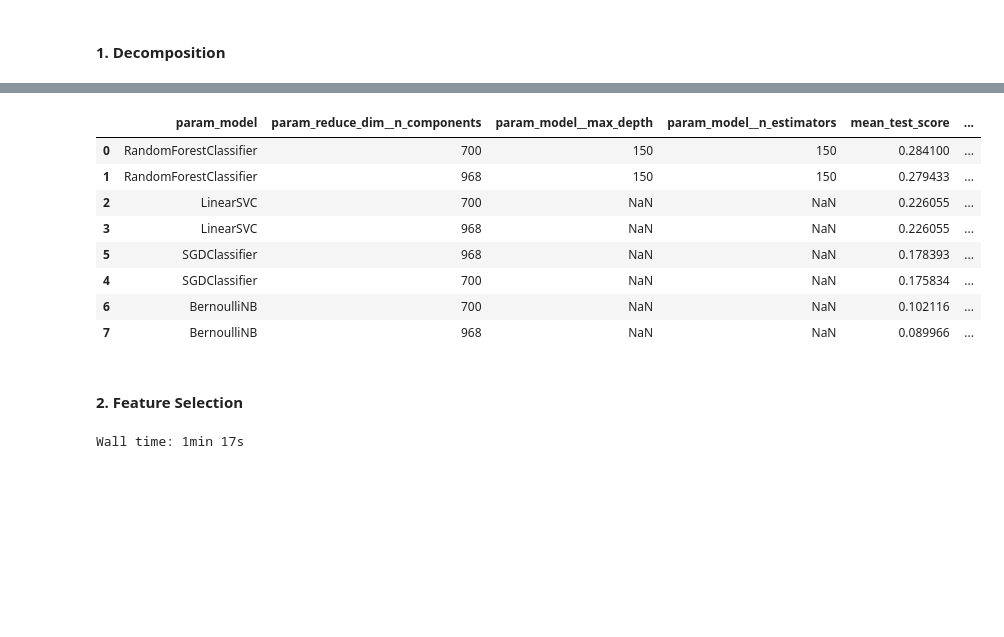
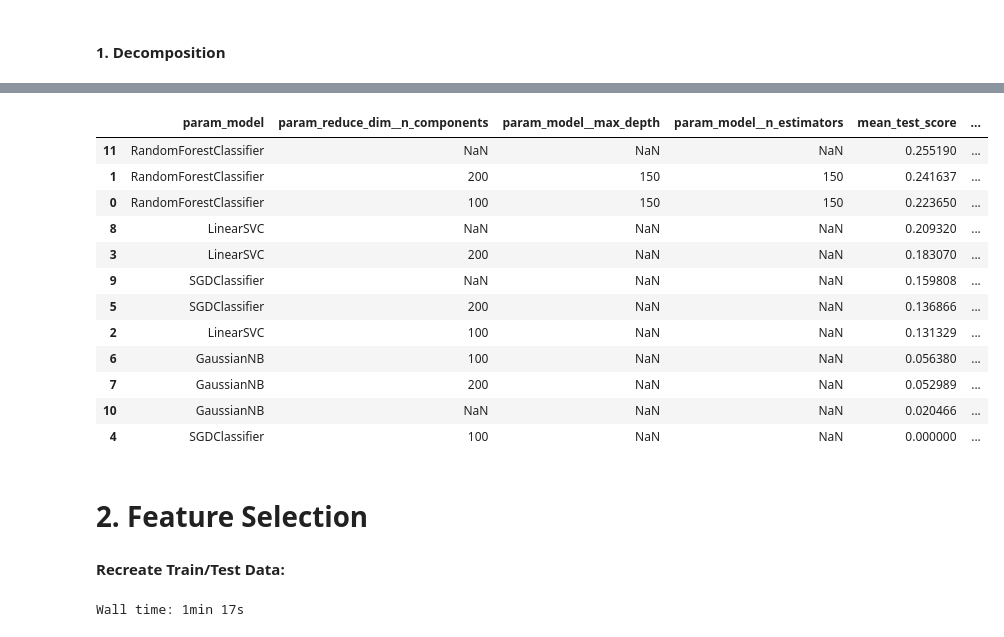
Before and after one commit to kimrharper/data_science_nltk, a Jupyter notebook: manufacturing/mf_dimensionality_reduction.ipynb, the cells around one changed output, grey strips where cells are left out. Cells and saved outputs as stored; diff of their text form; code cells hidden in the pictures; blank space fills up the shorter version.

```diff
--- a/manufacturing/mf_dimensionality_reduction.ipynb
+++ b/manufacturing/mf_dimensionality_reduction.ipynb
@@ -57,3 +23,5 @@ Wall time: 21.1 s
+# %%
+merged_df = mf_num_data.append(mf_date_data)
 # %% [markdown]
 ### B. Functions and Declarations
 # %%
@@ -117,22 +113,29 @@ X_train, X_test, y_train, y_test = train_test_split(X,y, test_size=test_per, ran
+# %%
+X_train, X_test, y_train, y_test = process_data(mf_num_data.iloc[:,sig_diff_list], True)
 # %%
-N_COMPONENTS = [700, len(X[0,:])]
+N_COMPONENTS = [100, 200]
 RF_DEPTH = [150]
 RF_ESTIM =  [150]
 
 pipe = Pipeline([('reduce_dim', None), ('model', None)])
 
 params = [
-    {
+    {   # PCA with Random Forest
         'reduce_dim': [PCA()],
         'reduce_dim__n_components': N_COMPONENTS,
         'model': [RandomForestClassifier()],
         'model__max_depth': RF_DEPTH,
         'model__n_estimators': RF_ESTIM,
     },
-    {
+    {   # PCA with LinearSVC, SGDClassifier, and GaussianNB
         'reduce_dim': [PCA()],
         'reduce_dim__n_components': N_COMPONENTS,
-        'model': [LinearSVC(), SGDClassifier(), BernoulliNB()],
+        'model': [LinearSVC(), SGDClassifier(),GaussianNB()],
+    },
+    {   # LinearSVC, SGDClassifier, GaussianNB, and RandomForest w/out PCA
+        'model': [LinearSVC(), SGDClassifier(), GaussianNB(), RandomForestClassifier(max_depth=150, n_estimators=150)],
     }]
 
 grid = GridSearchCV(pipe, param_grid=params, cv=3, n_jobs=4, scoring=ms_mcc, verbose=10)
+grid.fit(X_train, y_train)
+print('--FINISHED--')
@@ -141,27 +152,19 @@ grid.fit(X_train, y_train)
-# %%
-grid_results = pd.DataFrame(grid.cv_results_)
-columns = ['param_model',
-           'param_reduce_dim__n_components',
-           'param_model__max_depth',
-           'param_model__n_estimators',
-           'mean_test_score',
-           'rank_test_score',
-           'mean_fit_time']
-grid_results = grid_results[columns]
-grid_results['param_model']=grid_results['param_model'].apply(lambda val: str(val).split('(')[0])
-grid_results = grid_results.sort_values('rank_test_score')
-grid_results.to_html('pca_models_evaluation_maxed_transform_model_selection.html')
-# %%
-grid_results
-# %% [output]
-|  | param_model | param_reduce_dim__n_components | param_model__max_depth | param_model__n_estimators | mean_test_score | ... |
-| 0 | RandomForestClassifier | 700 | 150 | 150 | 0.284100 | ... |
-| 1 | RandomForestClassifier | 968 | 150 | 150 | 0.279433 | ... |
-| 2 | LinearSVC | 700 | NaN | NaN | 0.226055 | ... |
-| 3 | LinearSVC | 968 | NaN | NaN | 0.226055 | ... |
-| 5 | SGDClassifier | 968 | NaN | NaN | 0.178393 | ... |
-| 4 | SGDClassifier | 700 | NaN | NaN | 0.175834 | ... |
-| 6 | BernoulliNB | 700 | NaN | NaN | 0.102116 | ... |
-| 7 | BernoulliNB | 968 | NaN | NaN | 0.089966 | ... |
+# %%
+column_names = ['param_model','param_reduce_dim__n_components','param_model__max_depth','param_model__n_estimators','mean_test_score','rank_test_score','mean_fit_time']
+display_results(grid, columns, 'visuals/pca_models_fixed_imbalance.html')
+# %% [output]
+|  | param_model | param_reduce_dim__n_components | param_model__max_depth | param_model__n_estimators | mean_test_score | ... |
+| 11 | RandomForestClassifier | NaN | NaN | NaN | 0.255190 | ... |
+| 1 | RandomForestClassifier | 200 | 150 | 150 | 0.241637 | ... |
+| 0 | RandomForestClassifier | 100 | 150 | 150 | 0.223650 | ... |
+| 8 | LinearSVC | NaN | NaN | NaN | 0.209320 | ... |
+| 3 | LinearSVC | 200 | NaN | NaN | 0.183070 | ... |
+| 9 | SGDClassifier | NaN | NaN | NaN | 0.159808 | ... |
+| 5 | SGDClassifier | 200 | NaN | NaN | 0.136866 | ... |
+| 2 | LinearSVC | 100 | NaN | NaN | 0.131329 | ... |
+| 6 | GaussianNB | 100 | NaN | NaN | 0.056380 | ... |
+| 7 | GaussianNB | 200 | NaN | NaN | 0.052989 | ... |
+| 10 | GaussianNB | NaN | NaN | NaN | 0.020466 | ... |
+| 4 | SGDClassifier | 100 | NaN | NaN | 0.000000 | ... |
 # %% [markdown]
-#### 2. Feature Selection
+# 2. Feature Selection
@@ -171,0 +171,2 @@ X_train, X_test, y_train, y_test = train_test_split(X,y, test_size=test_per, ran
+# %% [markdown]
+__Recreate Train/Test Data:__
```
Also changed, not shown: parts of 39 cells of this notebook, 31 other files.
